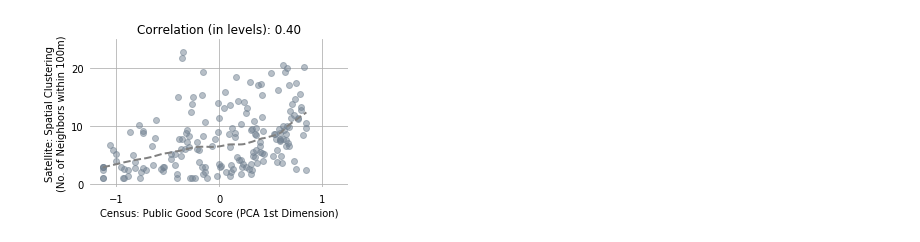
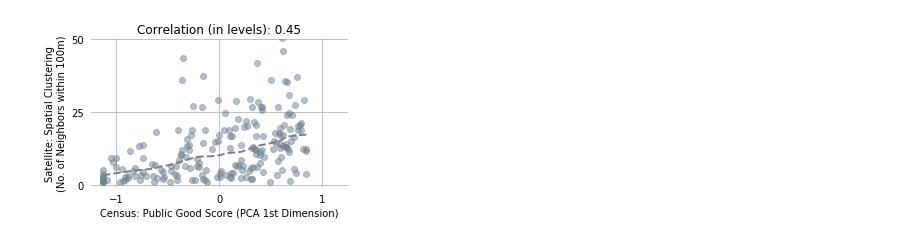
Before and after one commit to luna983/beyond-nightlight, a Jupyter notebook: exp0_step6_Validate.ipynb, the cells around one changed output. Cells and saved outputs as stored; diff of their text form; code cells hidden in the pictures.

```diff
--- a/exp0_step6_Validate.ipynb
+++ b/exp0_step6_Validate.ipynb
@@ -124,10 +124,7 @@ else:
     df_sat = load_anns(ann_files=ann_files,
                        img_files=img_files,
                        idx_file=IDX_IN_DIR)
-    df_sat = pd.concat([
-        df_sat.reset_index(drop=True),
-        pd.DataFrame(df_sat.loc[:, 'RGB_mean'].tolist(),
-                     columns=['R_mean', 'G_mean', 'B_mean'])], axis=1)
     df_sat = pd.merge(df_sat, df_idx, how='left', on='index')
-    df_sat = df_sat.drop(columns=['RGB_mean'])
+    df_sat = df_sat.drop(columns=['RGB_mean', 'RGB_median'])
+    df_sat = df_sat.loc[~df_sat.is_empty, :]
     df_sat.to_file(SAT_IN_SHP_DIR, index=False)
@@ -288,16 +304,16 @@ plot_scatter(
 # %%
 plot_scatter(
     col_x_key='cen_public_score_pca',
     col_x_label='Census: Public Good Score (PCA 1st Dimension)',
     xlim=(-1.25, 1.25),
     xticks=[-1, 0, 1],
     col_y_key='sat_nn_h53',
     col_y_label='Satellite: Spatial Clustering\n(No. of Neighbors within 100m)',
-    ylim=(-0.5, 25),
-    yticks=[0, 10, 20],
+    ylim=(-0.5, 50),
+    yticks=[0, 25, 50],
     line=True, df=df_group, out_dir=OUT_DIR, show=True)
 # %% [output]
-[figure, old version]
+[figure, new version]
 # %%
 # plot_scatter(
 #     col_x_key='cen_3plusroom',
```
Also changed, not shown: parts of 11 cells of this notebook, 7 other files.
